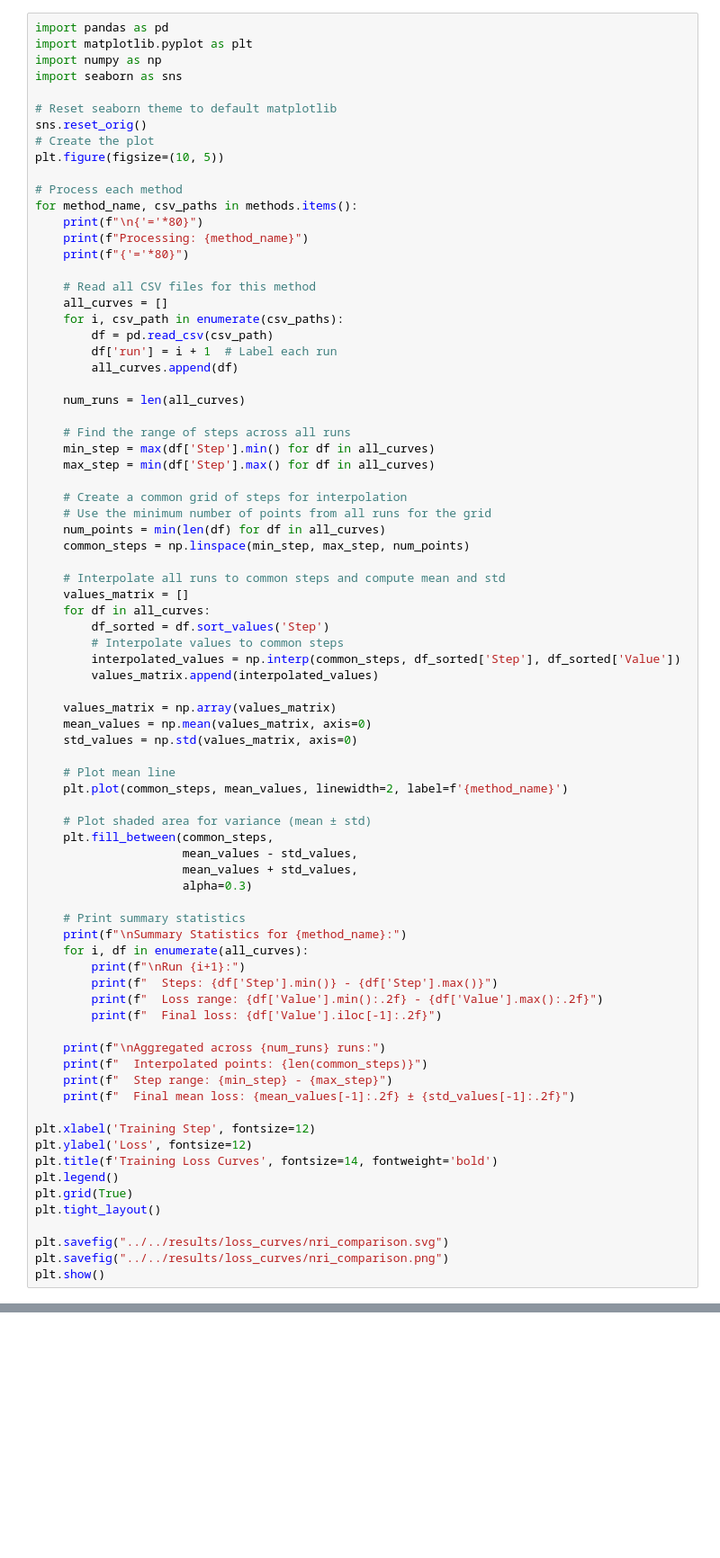
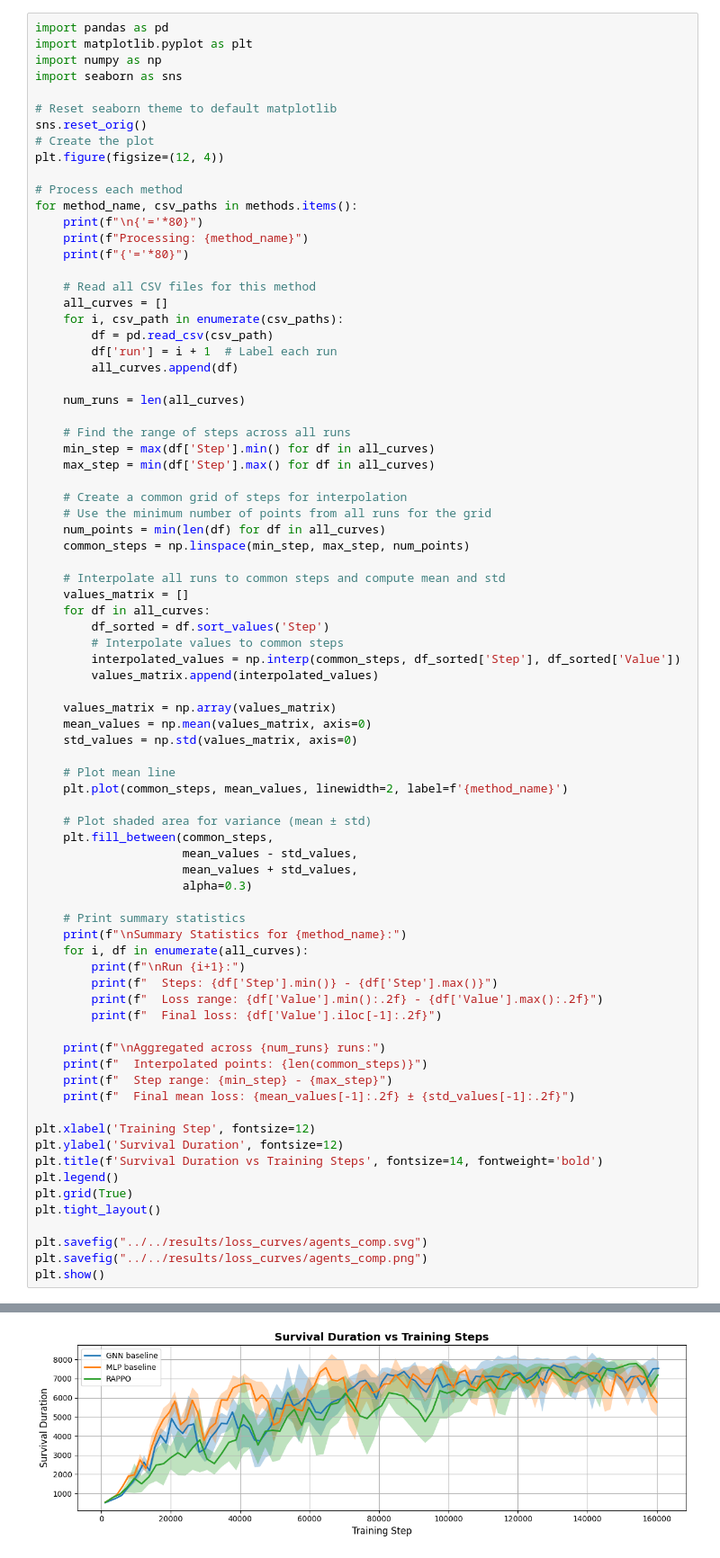
Before and after one commit to HansDampf37/NRI-for-explainable-RL-in-Power-Grids, a Jupyter notebook: src/visualization/training_curves.ipynb, the cells around one changed output, grey strips where cells are left out. Shown at 90% size. Cells and saved outputs as stored; diff of their text form; blank space fills up the shorter version.

Commit message:
Plotting

```diff
--- a/src/visualization/training_curves.ipynb
+++ b/src/visualization/training_curves.ipynb
@@ -72,7 +78,7 @@ import seaborn as sns
 # Reset seaborn theme to default matplotlib
 sns.reset_orig()
 # Create the plot
-plt.figure(figsize=(10, 5))
+plt.figure(figsize=(12, 4))
 
 # Process each method
 for method_name, csv_paths in methods.items():
@@ -133,12 +139,13 @@ for method_name, csv_paths in methods.items():
     print(f"  Final mean loss: {mean_values[-1]:.2f} ± {std_values[-1]:.2f}")
 
 plt.xlabel('Training Step', fontsize=12)
-plt.ylabel('Loss', fontsize=12)
-plt.title(f'Training Loss Curves', fontsize=14, fontweight='bold')
+plt.ylabel('Survival Duration', fontsize=12)
+plt.title(f'Survival Duration vs Training Steps', fontsize=14, fontweight='bold')
 plt.legend()
 plt.grid(True)
 plt.tight_layout()
 
-plt.savefig("../../results/loss_curves/nri_comparison.svg")
-plt.savefig("../../results/loss_curves/nri_comparison.png")
+plt.savefig("../../results/loss_curves/agents_comp.svg")
+plt.savefig("../../results/loss_curves/agents_comp.png")
 plt.show()
+# %% [output]
@@ -145,3 +169,4 @@ plt.show()
+[figure, added]
 # %%
 #methods = {
 #    "RAPPO (global prior)": [
```
Also changed, not shown: parts of 2 cells of this notebook, 3 other files.
